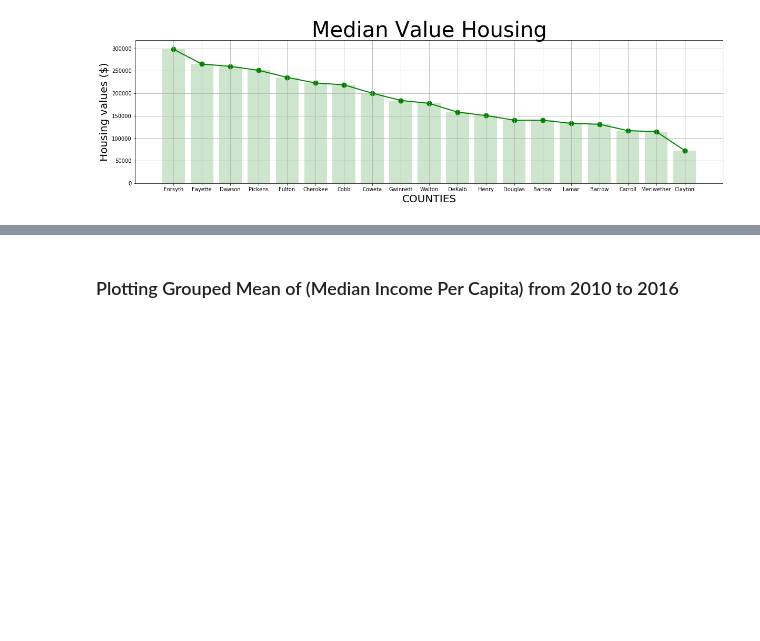
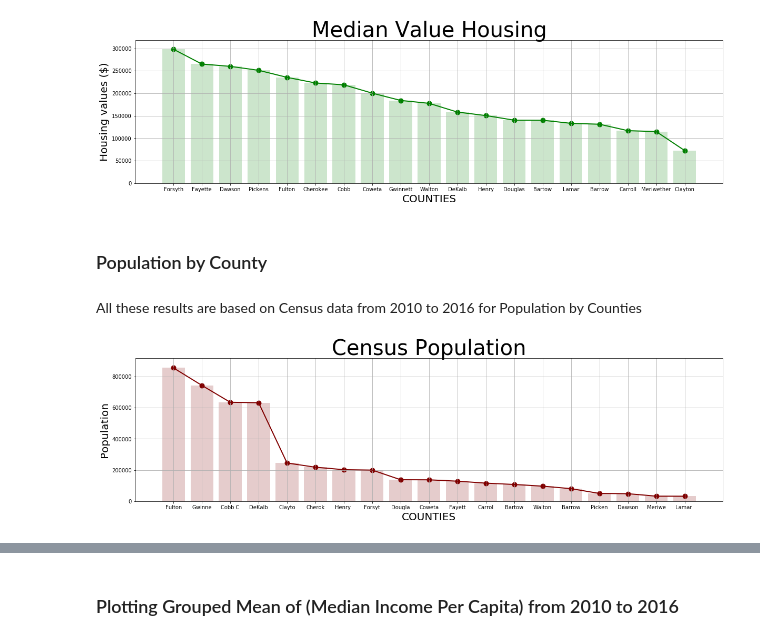
Before and after one commit to ricleongo/HousePricePredict, a Jupyter notebook: data_exploration.ipynb, the cells around one changed output, grey strips where cells are left out. Saved outputs shown, nothing was run; the diff lists cells and outputs as text; code cells hidden in the pictures; blank space fills up the shorter version.

```diff
--- a/data_exploration.ipynb
+++ b/data_exploration.ipynb
@@ -314,3 +376,42 @@ fig.savefig('./images/zillow_value_housing.png')
 # %% [output]
 All these results are based on the calculated MEDIAN from 2010 to 2016 from Value Housing
 [figure]
+# %% [markdown]
+### Population by County
+# %%
+display(HTML(f'<marquee>All these results are based on Census data from 2010 to 2016 for Population by Counties</marquee>'))
+
+fig, ax = plt.subplots()
+
+census_value_housing = zillow_census_data[['Median Value Housing Units 2010',
+             'Population 2011',
+             'Population 2012',
+             'Population 2013',
+             'Population 2014',
+             'Population 2015',
+             'Population 2016'
+            ]].astype('float').T.mean()
+
+census_value_housing = census_value_housing.reset_index()
+
+census_value_housing = census_value_housing.drop(columns=["MunicipalCodeFIPS"])
+
+census_value_housing = census_value_housing.set_index("Name")
+
+census_value_housing = census_value_housing[0].sort_values(ascending=False)
+
+census_value_housing_x = [(x[:(len(x) - x.find(" County,")) - 10]) for x in census_value_housing.index.values]
+
+ax.plot(census_value_housing_x, census_value_housing, linewidth = 2, color="#800000")
+ax.scatter(census_value_housing_x, census_value_housing, label=None, s = 80, color="#800000")
+ax.bar(census_value_housing_x, census_value_housing, color="#800000", alpha=0.2)
+
+ax.set_title("Census Population", fontdict= {'fontsize': "40"})
+ax.set_xlabel("COUNTIES", fontdict= {'fontsize': "20"})
+ax.set_ylabel("Population", fontdict= {'fontsize': "20"})
+
+ax.grid()
+fig.set_size_inches(20, 5)
+# %% [output]
+All these results are based on Census data from 2010 to 2016 for Population by Counties
+[figure, added]
```
Also changed, not shown: parts of 10 cells of this notebook, 13 other files.
